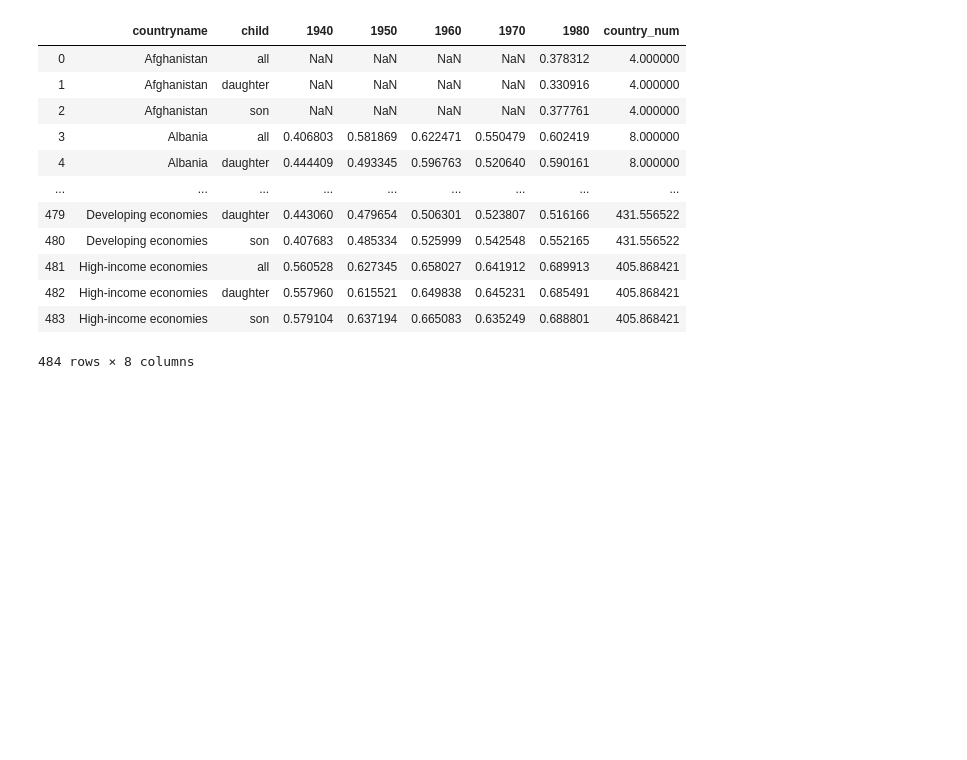
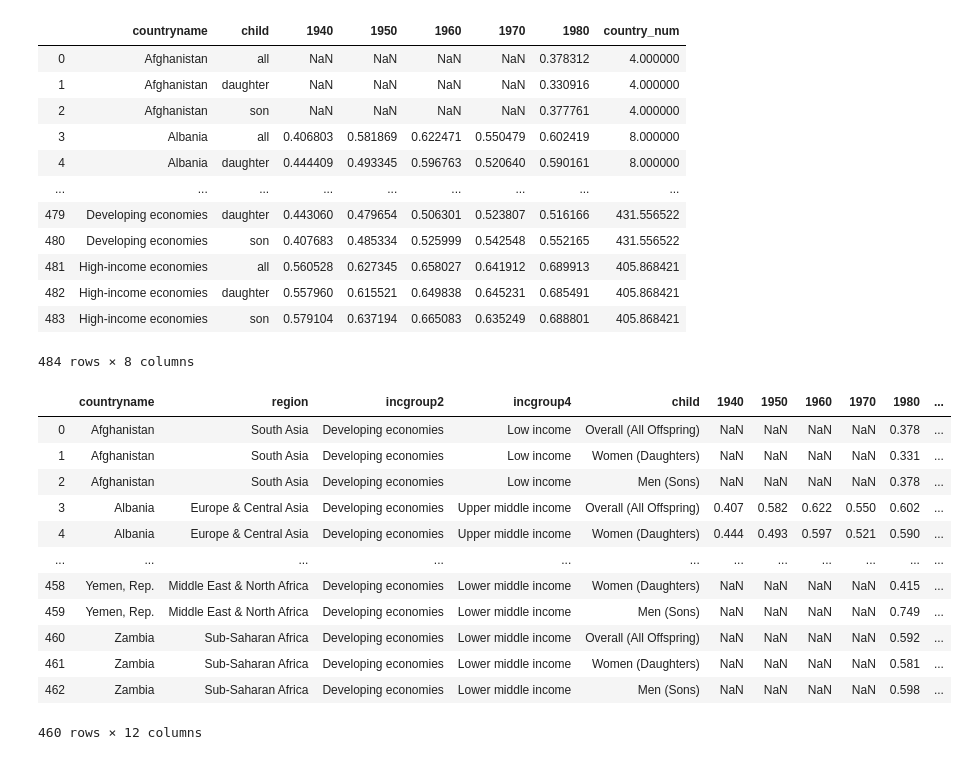
Before and after one commit to UBC-MDS/DSCI_532_L02_Group212_SocialMobilityProject, a Jupyter notebook: src/wrangling.ipynb, the cells around one changed output. Cells and saved outputs as stored; diff of their text form; code cells hidden in the pictures; blank space fills up the shorter version.

Commit message:
updated 'child' names in csv files

```diff
--- a/src/wrangling.ipynb
+++ b/src/wrangling.ipynb
@@ -289,3 +293,23 @@ ed_mob_wide_all_NaN = ed_mob_wide_all_NaN.round({'1940':3,
+# %%
+ed_mob_wide_all_NaN['child'] = ed_mob_wide_all_NaN['child'].str.replace('all', 'Overall (All Offspring)')
+ed_mob_wide_all_NaN['child'] = ed_mob_wide_all_NaN['child'].str.replace('daughter', 'Women (Daughters)')
+ed_mob_wide_all_NaN['child'] = ed_mob_wide_all_NaN['child'].str.replace('son', 'Men (Sons)')
 # %%
 ed_mob_compare_data.to_csv('../data/clean_comparison_chart_data.csv')
 ed_mob_wide_all_NaN.to_csv('../data/clean_map_and_bar_data.csv')
+# %%
+ed_mob_wide_all_NaN
+# %% [output]
+|  | countryname | region | incgroup2 | incgroup4 | child | 1940 | 1950 | 1960 | 1970 | 1980 | ... |
+| 0 | Afghanistan | South Asia | Developing economies | Low income | Overall (All Offspring) | NaN | NaN | NaN | NaN | 0.378 | ... |
+| 1 | Afghanistan | South Asia | Developing economies | Low income | Women (Daughters) | NaN | NaN | NaN | NaN | 0.331 | ... |
+| 2 | Afghanistan | South Asia | Developing economies | Low income | Men (Sons) | NaN | NaN | NaN | NaN | 0.378 | ... |
+| 3 | Albania | Europe & Central Asia | Developing economies | Upper middle income | Overall (All Offspring) | 0.407 | 0.582 | 0.622 | 0.550 | 0.602 | ... |
+| 4 | Albania | Europe & Central Asia | Developing economies | Upper middle income | Women (Daughters) | 0.444 | 0.493 | 0.597 | 0.521 | 0.590 | ... |
+| ... | ... | ... | ... | ... | ... | ... | ... | ... | ... | ... | ... |
+| 458 | Yemen, Rep. | Middle East & North Africa | Developing economies | Lower middle income | Women (Daughters) | NaN | NaN | NaN | NaN | 0.415 | ... |
+| 459 | Yemen, Rep. | Middle East & North Africa | Developing economies | Lower middle income | Men (Sons) | NaN | NaN | NaN | NaN | 0.749 | ... |
+| 460 | Zambia | Sub-Saharan Africa | Developing economies | Lower middle income | Overall (All Offspring) | NaN | NaN | NaN | NaN | 0.592 | ... |
+| 461 | Zambia | Sub-Saharan Africa | Developing economies | Lower middle income | Women (Daughters) | NaN | NaN | NaN | NaN | 0.581 | ... |
+| 462 | Zambia | Sub-Saharan Africa | Developing economies | Lower middle income | Men (Sons) | NaN | NaN | NaN | NaN | 0.598 | ... |
+460 rows × 12 columns
```
Also changed, not shown: parts of 4 cells of this notebook, 2 other files.
